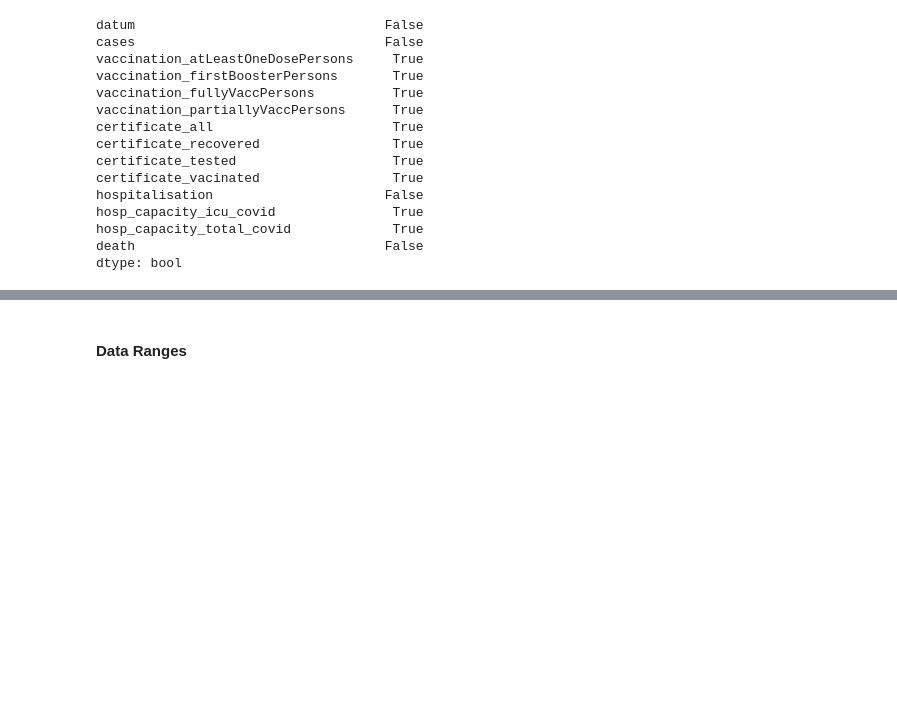
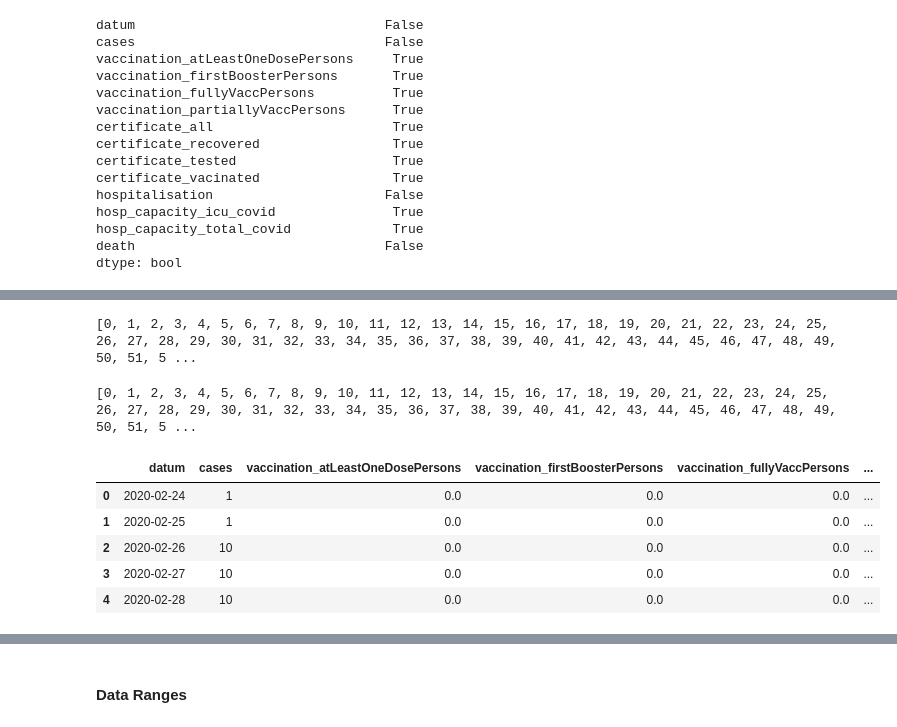
Before and after one commit to maggi71/ml-corona, a Jupyter notebook: preprocessing/data_analysis.ipynb, the cells around one changed output, grey strips where cells are left out. Cells and saved outputs as stored; diff of their text form; code cells hidden in the pictures; blank space fills up the shorter version.

Commit message:
Handle null values in dataset

```diff
--- a/preprocessing/data_analysis.ipynb
+++ b/preprocessing/data_analysis.ipynb
@@ -157,0 +179,2 @@ Es bietet sich also an, diese Werte mit '0' zu ersetzen.
+# %%
+df['vaccination_atLeastOneDosePersons'] = df['vaccination_atLeastOneDosePersons'].fillna(0)
@@ -157,0 +187,27 @@ Es bietet sich also an, diese Werte mit '0' zu ersetzen.
+# %%
+df['vaccination_firstBoosterPersons'] = df['vaccination_firstBoosterPersons'].fillna(0)
+# %%
+# Find all NaN Values for 'vaccination_fullyVaccPersons'
+indices = list(df.loc[pd.isna(df['vaccination_fullyVaccPersons']), :].index)
+print(indices)
+# %% [output]
+[0, 1, 2, 3, 4, 5, 6, 7, 8, 9, 10, 11, 12, 13, 14, 15, 16, 17, 18, 19, 20, 21, 22, 23, 24, 25, 26, 27, 28, 29, 30, 31, 32, 33, 34, 35, 36, 37, 38, 39, 40, 41, 42, 43, 44, 45, 46, 47, 48, 49, 50, 51, 5 ...
+# %%
+df['vaccination_fullyVaccPersons'] = df['vaccination_fullyVaccPersons'].fillna(0)
+# %%
+# Find all NaN Values for 'vaccination_partiallyVaccPersons'
+indices = list(df.loc[pd.isna(df['vaccination_partiallyVaccPersons']), :].index)
+print(indices)
+# %% [output]
+[0, 1, 2, 3, 4, 5, 6, 7, 8, 9, 10, 11, 12, 13, 14, 15, 16, 17, 18, 19, 20, 21, 22, 23, 24, 25, 26, 27, 28, 29, 30, 31, 32, 33, 34, 35, 36, 37, 38, 39, 40, 41, 42, 43, 44, 45, 46, 47, 48, 49, 50, 51, 5 ...
+# %%
+df['vaccination_partiallyVaccPersons'] = df['vaccination_partiallyVaccPersons'].fillna(0)
+# %%
+df.head(n=5)
+# %% [output]
+|  | datum | cases | vaccination_atLeastOneDosePersons | vaccination_firstBoosterPersons | vaccination_fullyVaccPersons | ... |
+| 0 | 2020-02-24 | 1 | 0.0 | 0.0 | 0.0 | ... |
+| 1 | 2020-02-25 | 1 | 0.0 | 0.0 | 0.0 | ... |
+| 2 | 2020-02-26 | 10 | 0.0 | 0.0 | 0.0 | ... |
+| 3 | 2020-02-27 | 10 | 0.0 | 0.0 | 0.0 | ... |
+| 4 | 2020-02-28 | 10 | 0.0 | 0.0 | 0.0 | ... |
```
Also changed, not shown: parts of 30 cells of this notebook.
